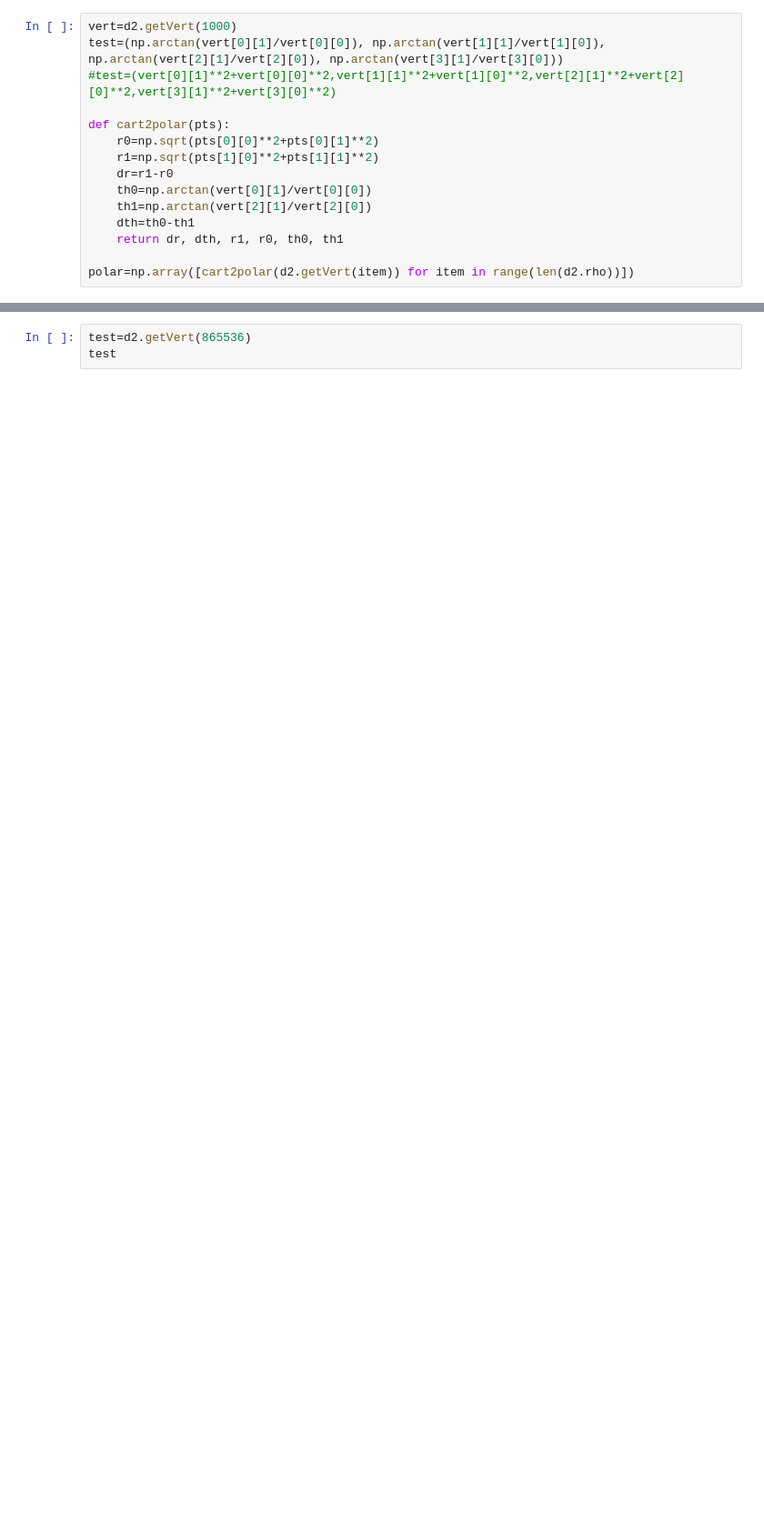
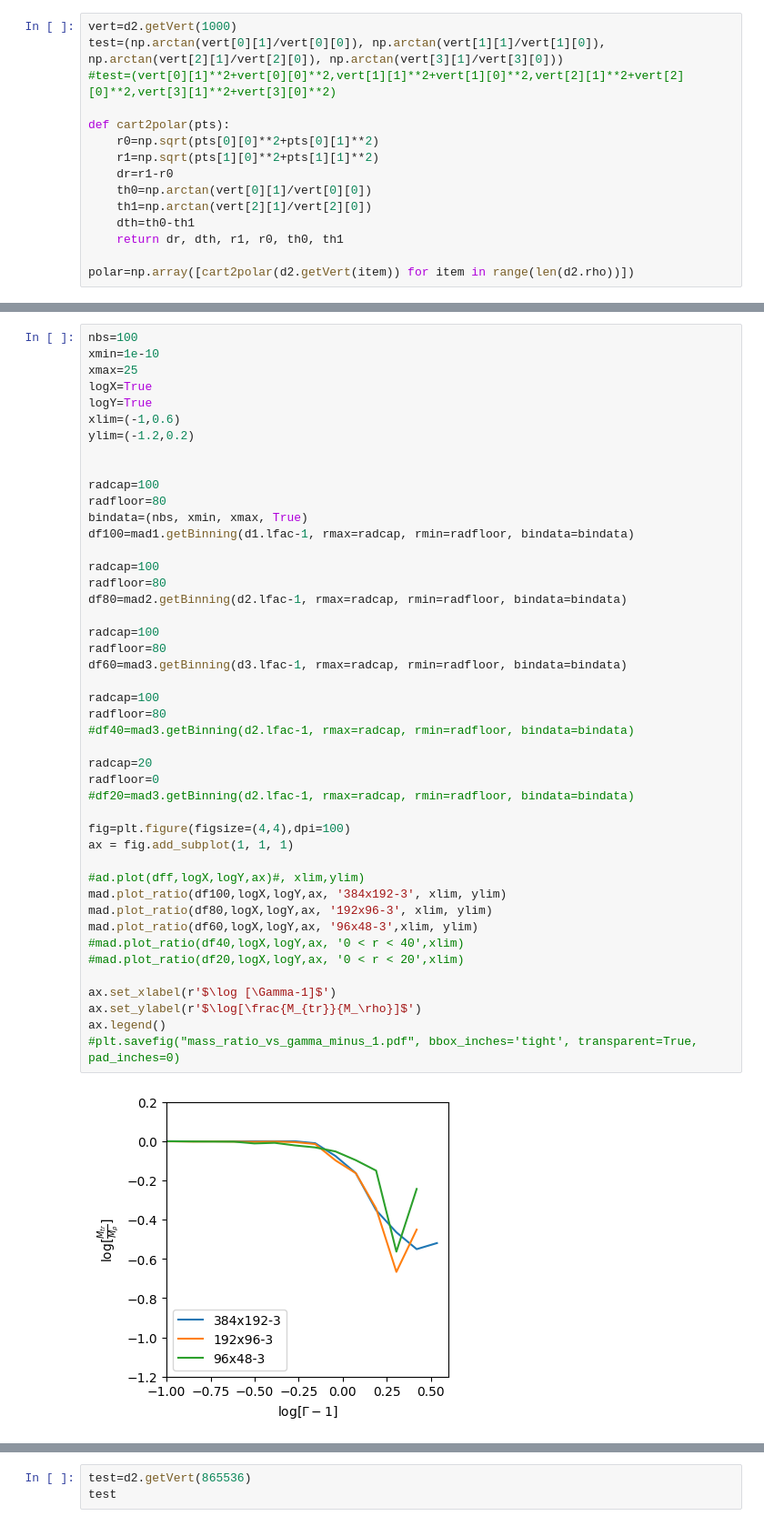
Before and after one commit to kc3058/Tracer-Analysis, a Jupyter notebook: TracerAnalysis.ipynb, the cells around one changed output, grey strips where cells are left out. Shown: that part at 91% size. Cells and saved outputs as stored; diff of their text form; blank space fills up the shorter version.

```diff
--- a/TracerAnalysis.ipynb
+++ b/TracerAnalysis.ipynb
@@ -297,0 +297,47 @@ ax.legend()
+# %%
+nbs=100
+xmin=1e-10
+xmax=25
+logX=True
+logY=True
+xlim=(-1,0.6)
+ylim=(-1.2,0.2)
+
+
+radcap=100
+radfloor=80
+bindata=(nbs, xmin, xmax, True)
+df100=mad1.getBinning(d1.lfac-1, rmax=radcap, rmin=radfloor, bindata=bindata)
+
+radcap=100
+radfloor=80
+df80=mad2.getBinning(d2.lfac-1, rmax=radcap, rmin=radfloor, bindata=bindata)
+
+radcap=100
+radfloor=80
+df60=mad3.getBinning(d3.lfac-1, rmax=radcap, rmin=radfloor, bindata=bindata)
+
+radcap=100
+radfloor=80
+#df40=mad3.getBinning(d2.lfac-1, rmax=radcap, rmin=radfloor, bindata=bindata)
+
+radcap=20
+radfloor=0
+#df20=mad3.getBinning(d2.lfac-1, rmax=radcap, rmin=radfloor, bindata=bindata)
+
+fig=plt.figure(figsize=(4,4),dpi=100)
+ax = fig.add_subplot(1, 1, 1)
+
+#ad.plot(dff,logX,logY,ax)#, xlim,ylim)
+mad.plot_ratio(df100,logX,logY,ax, '384x192-3', xlim, ylim)
+mad.plot_ratio(df80,logX,logY,ax, '192x96-3', xlim, ylim)
+mad.plot_ratio(df60,logX,logY,ax, '96x48-3',xlim, ylim)
+#mad.plot_ratio(df40,logX,logY,ax, '0 < r < 40',xlim)
+#mad.plot_ratio(df20,logX,logY,ax, '0 < r < 20',xlim)
+
+ax.set_xlabel(r'$\log [\Gamma-1]$')
+ax.set_ylabel(r'$\log[\frac{M_{tr}}{M_\rho}]$')
+ax.legend()
+#plt.savefig("mass_ratio_vs_gamma_minus_1.pdf", bbox_inches='tight', transparent=True, pad_inches=0)
+# %% [output]
+[figure, added]
```
Also changed, not shown: parts of 24 cells of this notebook.
